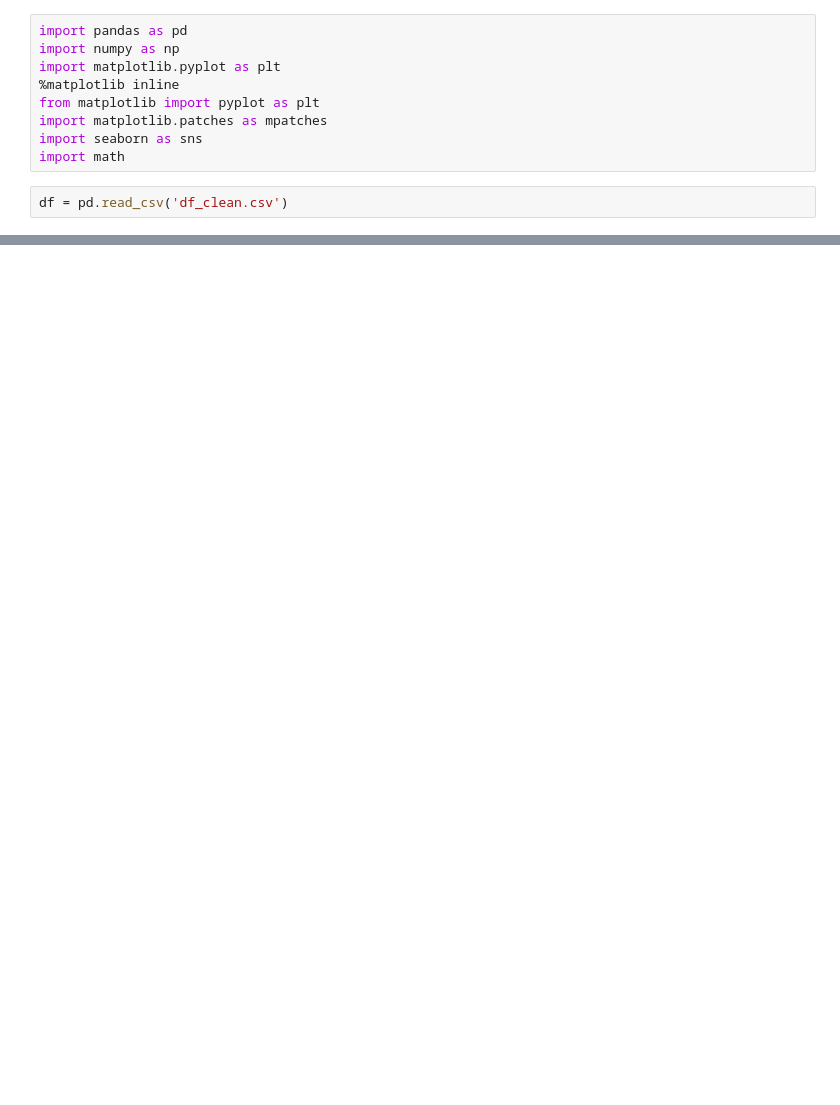
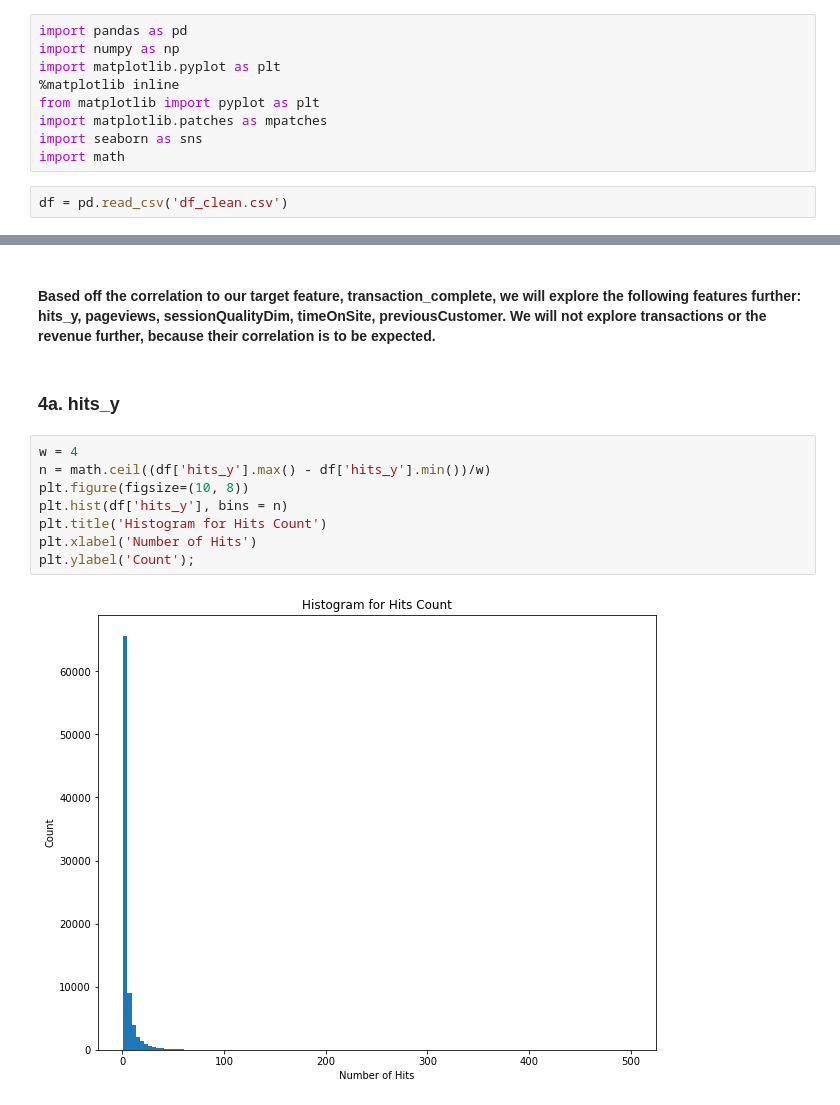
Before and after one commit to larsenk23/Capstone2, a Jupyter notebook: Exploratory Data Analysis.ipynb, the cells around one changed output, grey strips where cells are left out. Cells and saved outputs as stored; diff of their text form; blank space fills up the shorter version.

```diff
--- a/Exploratory Data Analysis.ipynb
+++ b/Exploratory Data Analysis.ipynb
@@ -253,0 +113,14 @@ df.to_csv('df.csv', index=False)
+# %% [markdown]
+#### Based off the correlation to our target feature, transaction_complete, we will explore the following features further: hits_y, pageviews, sessionQualityDim, timeOnSite, previousCustomer. We will not explore transactions or the revenue further, because their correlation is to be expected.
+# %% [markdown]
+### 4a. hits_y
+# %%
+w = 4
+n = math.ceil((df['hits_y'].max() - df['hits_y'].min())/w)
+plt.figure(figsize=(10, 8))
+plt.hist(df['hits_y'], bins = n)
+plt.title('Histogram for Hits Count')
+plt.xlabel('Number of Hits')
+plt.ylabel('Count');
+# %% [output]
+[figure, added]
```
Also changed, not shown: parts of 127 cells of this notebook, 5 other files.
